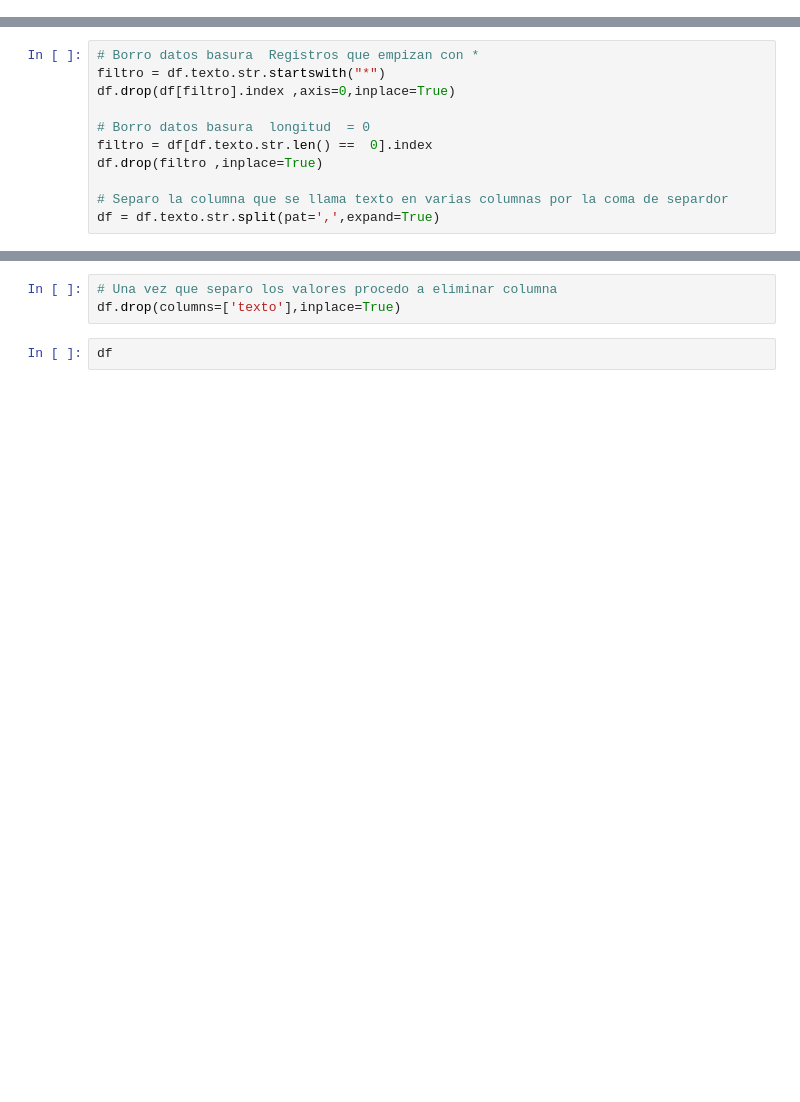
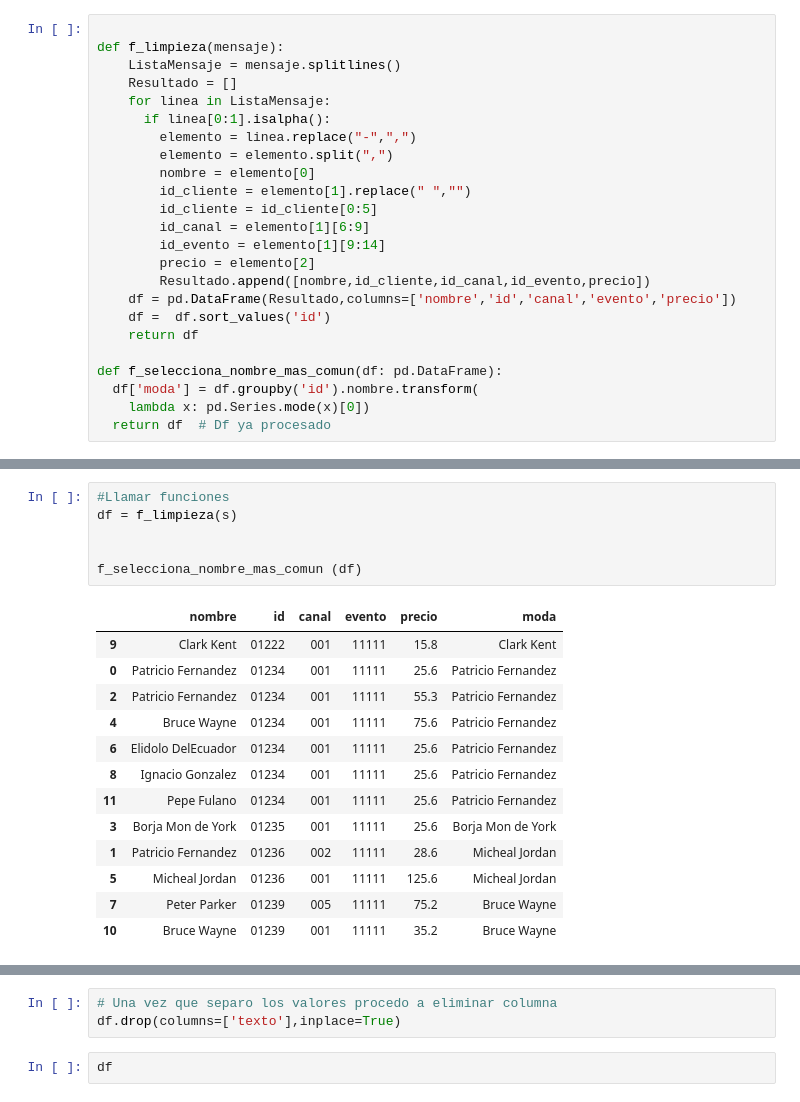
Before and after one commit to javsec/02Modelos, a Jupyter notebook: limpiar_texto.ipynb, the cells around one changed output, grey strips where cells are left out. Drawn from its saved outputs; the diff is of its cells as text; blank space fills up the shorter version.

```diff
--- a/limpiar_texto.ipynb
+++ b/limpiar_texto.ipynb
@@ -3 +6,25 @@
+# %%
+
+def f_limpieza(mensaje):
+    ListaMensaje = mensaje.splitlines()
+    Resultado = []
+    for linea in ListaMensaje:
+      if linea[0:1].isalpha():
+        elemento = linea.replace("-",",")
+        elemento = elemento.split(",")
+        nombre = elemento[0]
+        id_cliente = elemento[1].replace(" ","")
+        id_cliente = id_cliente[0:5]
+        id_canal = elemento[1][6:9]
+        id_evento = elemento[1][9:14]
+        precio = elemento[2]
+        Resultado.append([nombre,id_cliente,id_canal,id_evento,precio])
+    df = pd.DataFrame(Resultado,columns=['nombre','id','canal','evento','precio'])
+    df =  df.sort_values('id')
+    return df
+
+def f_selecciona_nombre_mas_comun(df: pd.DataFrame):
+  df['moda'] = df.groupby('id').nombre.transform(
+    lambda x: pd.Series.mode(x)[0])
+  return df  # Df ya procesado
 # %%
@@ -34,11 +57,20 @@ df = pd.DataFrame(s.splitlines(),columns=['texto'])
-# %%
-# Borro datos basura  Registros que empizan con *
-filtro = df.texto.str.startswith("*")
-df.drop(df[filtro].index ,axis=0,inplace=True)
-
-# Borro datos basura  longitud  = 0
-filtro = df[df.texto.str.len() ==  0].index
-df.drop(filtro ,inplace=True)
-
-# Separo la columna que se llama texto en varias columnas por la coma de separdor
-df = df.texto.str.split(pat=',',expand=True)
+# %%
+#Llamar funciones
+df = f_limpieza(s)
+
+
+f_selecciona_nombre_mas_comun (df)
+# %% [output]
+|  | nombre | id | canal | evento | precio | moda |
+| 9 | Clark Kent | 01222 | 001 | 11111 | 15.8 | Clark Kent |
+| 0 | Patricio Fernandez | 01234 | 001 | 11111 | 25.6 | Patricio Fernandez |
+| 2 | Patricio Fernandez | 01234 | 001 | 11111 | 55.3 | Patricio Fernandez |
+| 4 | Bruce Wayne | 01234 | 001 | 11111 | 75.6 | Patricio Fernandez |
+| 6 | Elidolo DelEcuador | 01234 | 001 | 11111 | 25.6 | Patricio Fernandez |
+| 8 | Ignacio Gonzalez | 01234 | 001 | 11111 | 25.6 | Patricio Fernandez |
+| 11 | Pepe Fulano | 01234 | 001 | 11111 | 25.6 | Patricio Fernandez |
+| 3 | Borja Mon de York | 01235 | 001 | 11111 | 25.6 | Borja Mon de York |
+| 1 | Patricio Fernandez | 01236 | 002 | 11111 | 28.6 | Micheal Jordan |
+| 5 | Micheal Jordan | 01236 | 001 | 11111 | 125.6 | Micheal Jordan |
+| 7 | Peter Parker | 01239 | 005 | 11111 | 75.2 | Bruce Wayne |
+| 10 | Bruce Wayne | 01239 | 001 | 11111 | 35.2 | Bruce Wayne |
```
Also changed, not shown: parts of 16 cells of this notebook.
